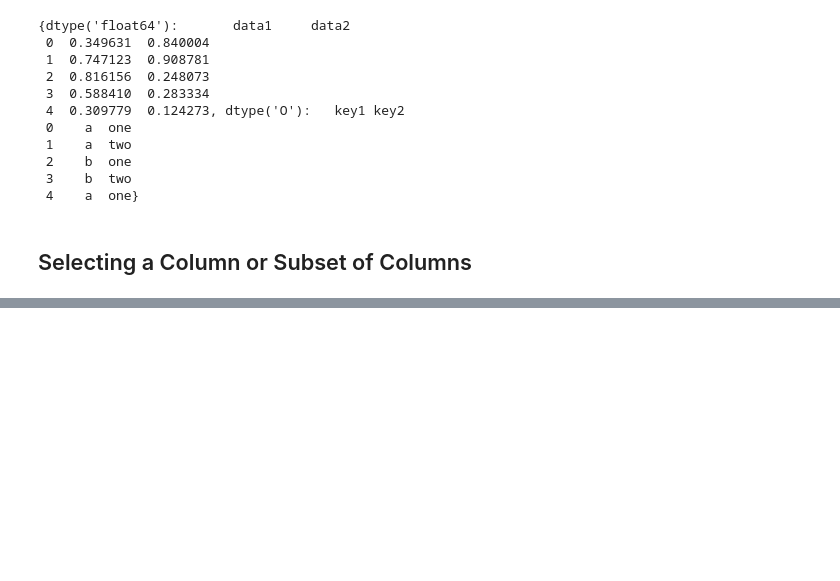
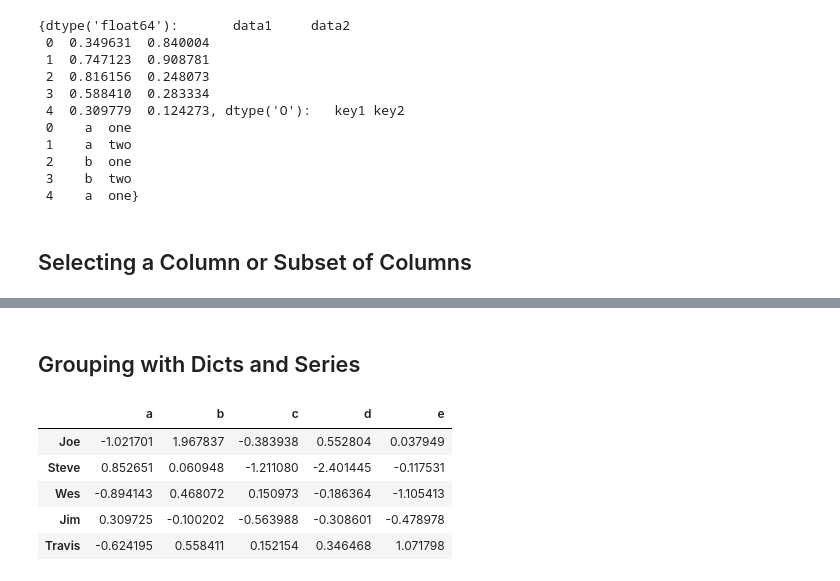
Before and after one commit to khanh96le/python_data_build, a Jupyter notebook: chapter9/chapter9_note.ipynb, the cells around one changed output, grey strips where cells are left out. Saved outputs shown, nothing was run; the diff lists cells and outputs as text; code cells hidden in the pictures; blank space fills up the shorter version.

```diff
--- a/chapter9/chapter9_note.ipynb
+++ b/chapter9/chapter9_note.ipynb
@@ -223,0 +248,16 @@ dict(list(grouped))
+# %% [markdown]
+## Grouping with Dicts and Series
+# %%
+people = DataFrame(
+    np.random.randn(5,5),
+    columns=['a','b','c','d','e'],
+    index=['Joe', 'Steve', 'Wes', 'Jim','Travis']
+)
+people
+# %% [output]
+|  | a | b | c | d | e |
+| Joe | -1.021701 | 1.967837 | -0.383938 | 0.552804 | 0.037949 |
+| Steve | 0.852651 | 0.060948 | -1.211080 | -2.401445 | -0.117531 |
+| Wes | -0.894143 | 0.468072 | 0.150973 | -0.186364 | -1.105413 |
+| Jim | 0.309725 | -0.100202 | -0.563988 | -0.308601 | -0.478978 |
+| Travis | -0.624195 | 0.558411 | 0.152154 | 0.346468 | 1.071798 |
```
Also changed, not shown: parts of 28 cells of this notebook, 4 other files.
